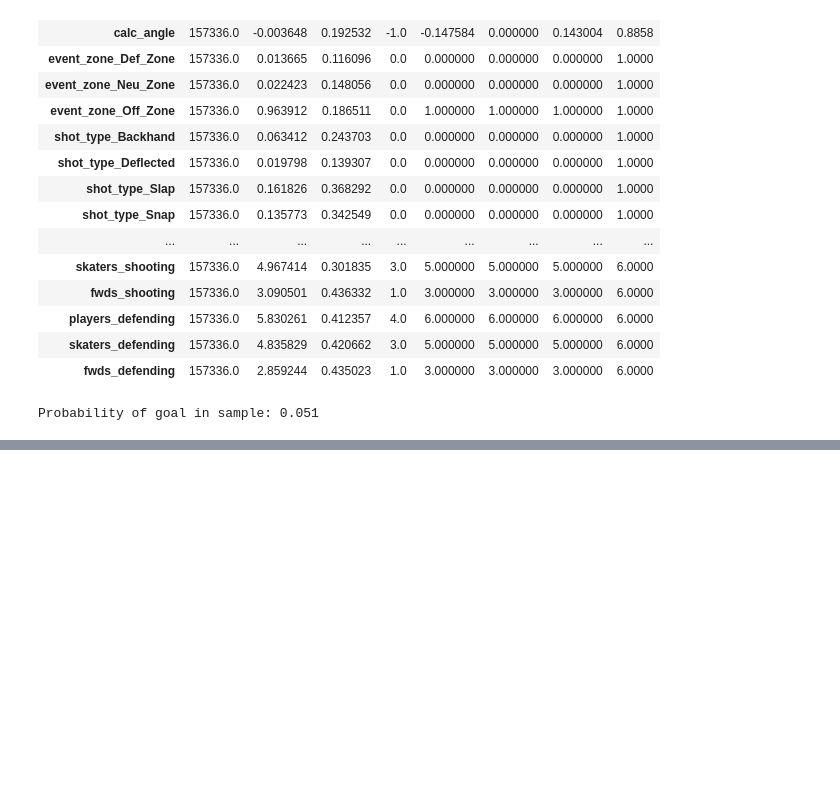
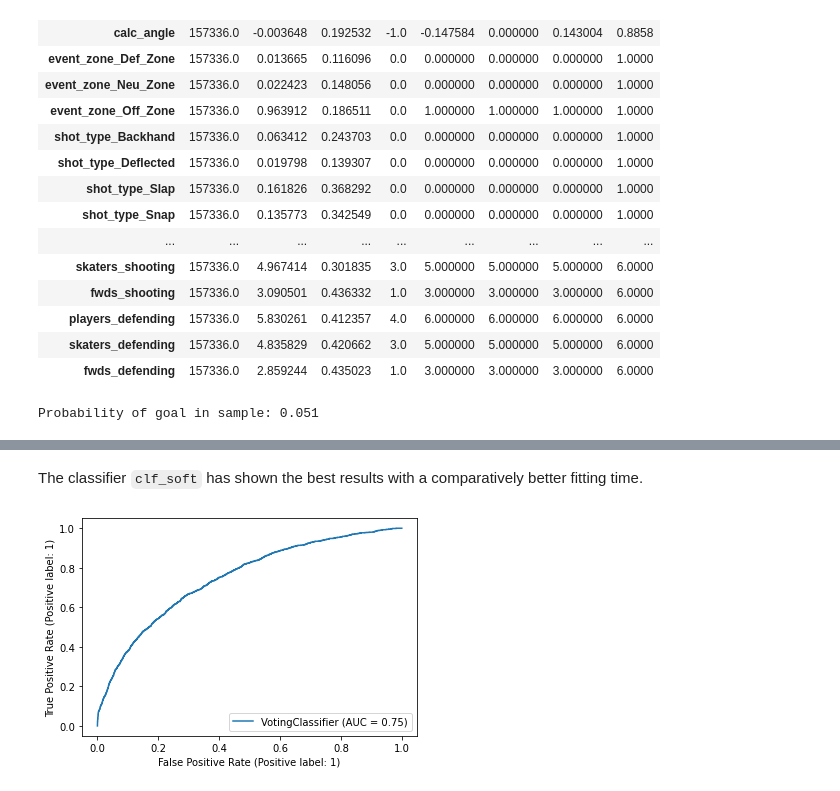
Before and after one commit to nmwodarz/Springboard, a Jupyter notebook: Capstone2/Capstone 2 Modeling.ipynb, the cells around one changed output, grey strips where cells are left out. Cells and saved outputs as stored; diff of their text form; code cells hidden in the pictures; blank space fills up the shorter version.

```diff
--- a/Capstone2/Capstone 2 Modeling.ipynb
+++ b/Capstone2/Capstone 2 Modeling.ipynb
@@ -66,7 +66,7 @@ X = df.drop(labels=['is_goal'], axis=1)
 # %%
 from sklearn.model_selection import train_test_split
 
-X_train, X_test, y_train, y_test = train_test_split(X, y, test_size=0.20, stratify=df['is_goal'], random_state=0)
+X_train, X_test, y_train, y_test = train_test_split(X, y, test_size=0.20, stratify=shot_data['is_goal'], random_state=42)
 # %%
 def goal_prob(y):
     return sum(y)/len(y)
@@ -1025,0 +78,11 @@ df_scores
+# %%
+from imblearn.pipeline import Pipeline as Pipeline_With_Sampler
+from sklearn.preprocessing import StandardScaler
+
+def make_classifier_pipeline(estimator=None, sampler=None, scaler=StandardScaler()):
+    pipeline = Pipeline_With_Sampler([
+        ('scaler', scaler),
+        ('sampler', sampler),
+        ('estimator', estimator)
+    ])
+    return pipeline
@@ -1025,0 +693,20 @@ df_scores
+# %%
+from sklearn.ensemble import VotingClassifier
+
+est_ba = BalancedBaggingClassifier(
+    base_estimator=HistGradientBoostingClassifier(random_state=42),
+    random_state=42,
+    n_jobs=-1)
+
+est_ppv = HistGradientBoostingClassifier(random_state=42)
+
+est_npv = make_classifier_pipeline(
+    estimator=LogisticRegression(),
+    sampler=ADASYN(random_state=42)
+)
+
+estimators = [
+    ('ba', est_ba),
+    ('ppv', est_ppv),
+    ('npv', est_npv)
+]
@@ -1025,0 +721,3 @@ df_scores
+# %%
+clf_soft = VotingClassifier(estimators=estimators, voting='soft')
+ensemble_tracker.add_classifier(clf_soft, desc='soft')
@@ -1025,0 +804,10 @@ df_scores
+# %% [markdown]
+The classifier `clf_soft` has shown the best results with a comparatively better fitting time.
+# %%
+import matplotlib.pyplot as plt
+from sklearn.metrics import plot_roc_curve
+
+roc_plot = plot_roc_curve(clf_soft, X_test, y_test)
+plt.show()
+# %% [output]
+[figure, added]
```
Also changed, not shown: parts of 100 cells of this notebook, 1 other file.
